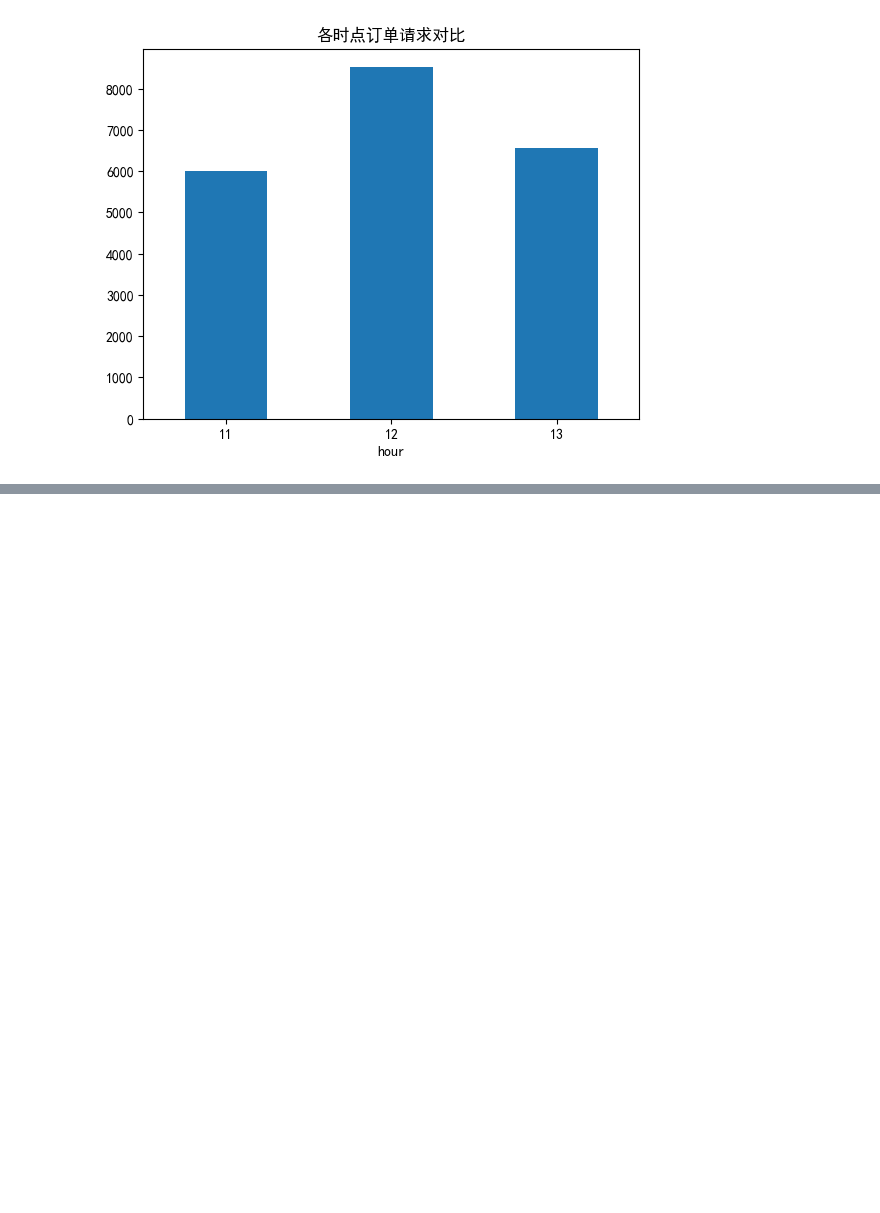
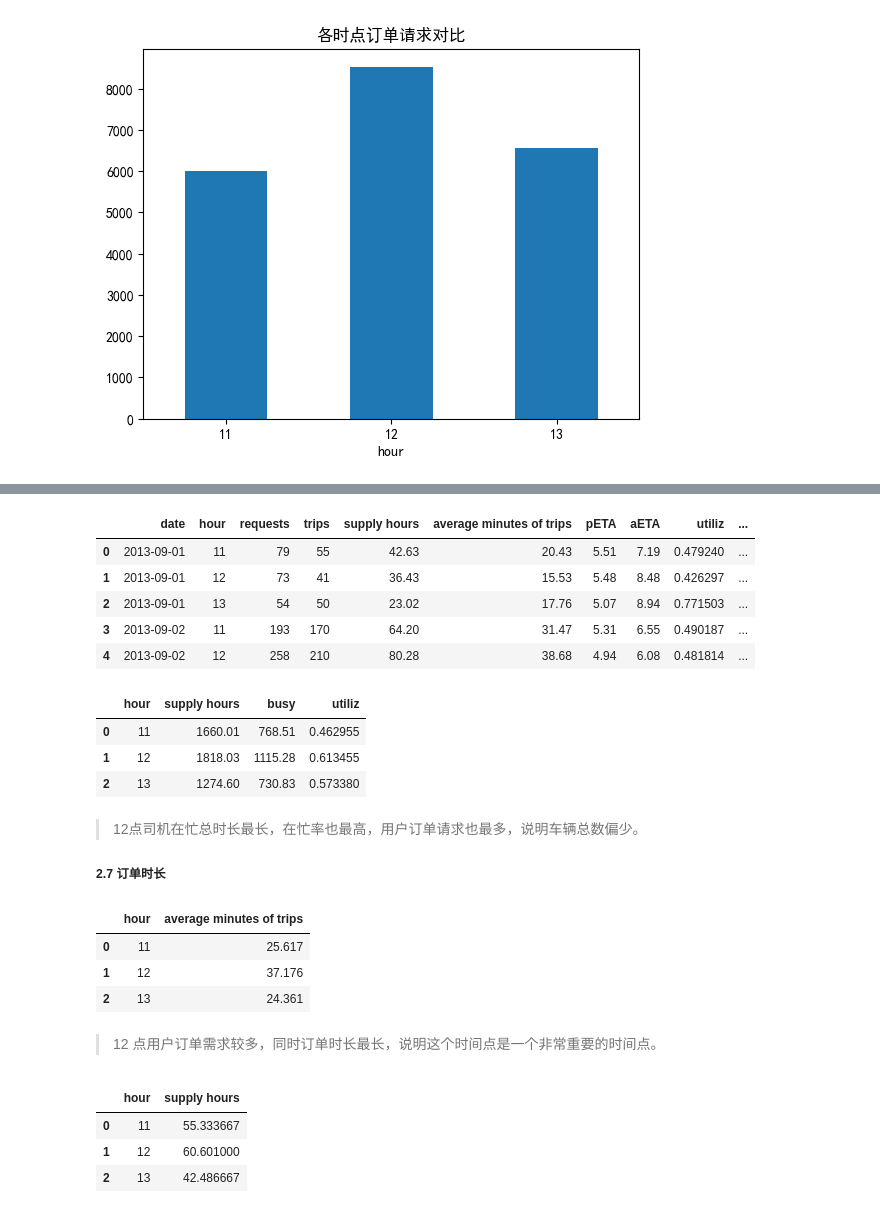
Before and after one commit to huishang01/DD-AB-Testing-and-City-Operation-Analysis, a Jupyter notebook: 滴滴出行AB测试&城市运营分析.ipynb, the cells around one changed output, grey strips where cells are left out. Saved outputs shown, nothing was run; the diff lists cells and outputs as text; code cells hidden in the pictures; blank space fills up the shorter version.

```diff
--- a/滴滴出行AB测试&城市运营分析.ipynb
+++ b/滴滴出行AB测试&城市运营分析.ipynb
@@ -237,0 +331,41 @@ plt.show()
+# %%
+city['busy'] = city['supply hours'] * city['utiliz']
+city.head()
+# %% [output]
+|  | date | hour | requests | trips | supply hours | average minutes of trips | pETA | aETA | utiliz | ... |
+| 0 | 2013-09-01 | 11 | 79 | 55 | 42.63 | 20.43 | 5.51 | 7.19 | 0.479240 | ... |
+| 1 | 2013-09-01 | 12 | 73 | 41 | 36.43 | 15.53 | 5.48 | 8.48 | 0.426297 | ... |
+| 2 | 2013-09-01 | 13 | 54 | 50 | 23.02 | 17.76 | 5.07 | 8.94 | 0.771503 | ... |
+| 3 | 2013-09-02 | 11 | 193 | 170 | 64.20 | 31.47 | 5.31 | 6.55 | 0.490187 | ... |
+| 4 | 2013-09-02 | 12 | 258 | 210 | 80.28 | 38.68 | 4.94 | 6.08 | 0.481814 | ... |
+# %%
+busy_hour = city.groupby('hour', as_index=False)[['supply hours', 'busy']].sum()
+busy_hour['utiliz'] = busy_hour['busy'] / busy_hour['supply hours']
+busy_hour
+# %% [output]
+|  | hour | supply hours | busy | utiliz |
+| 0 | 11 | 1660.01 | 768.51 | 0.462955 |
+| 1 | 12 | 1818.03 | 1115.28 | 0.613455 |
+| 2 | 13 | 1274.60 | 730.83 | 0.573380 |
+# %% [markdown]
+> 12点司机在忙总时长最长，在忙率也最高，用户订单请求也最多，说明车辆总数偏少。
+
+##### 2.7 订单时长
+# %%
+trip_min = city.groupby('hour', as_index=False)['average minutes of trips'].mean()
+trip_min
+# %% [output]
+|  | hour | average minutes of trips |
+| 0 | 11 | 25.617 |
+| 1 | 12 | 37.176 |
+| 2 | 13 | 24.361 |
+# %% [markdown]
+> 12 点用户订单需求较多，同时订单时长最长，说明这个时间点是一个非常重要的时间点。
+# %%
+supply_hour = city.groupby('hour', as_index=False)['supply hours'].mean()
+supply_hour
+# %% [output]
+|  | hour | supply hours |
+| 0 | 11 | 55.333667 |
+| 1 | 12 | 60.601000 |
+| 2 | 13 | 42.486667 |
```
Also changed, not shown: parts of 13 cells of this notebook.
